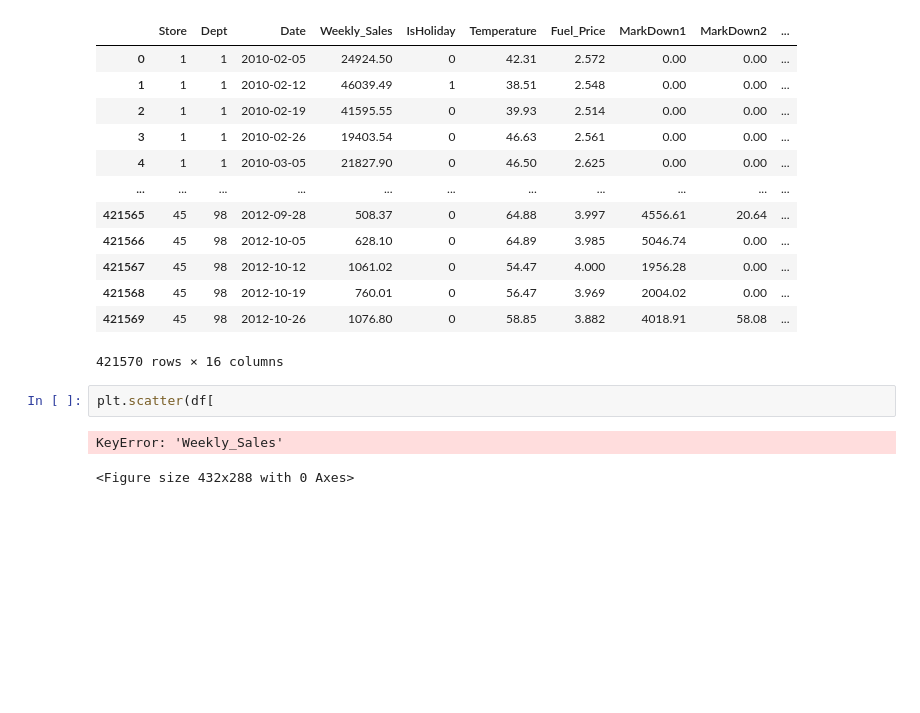
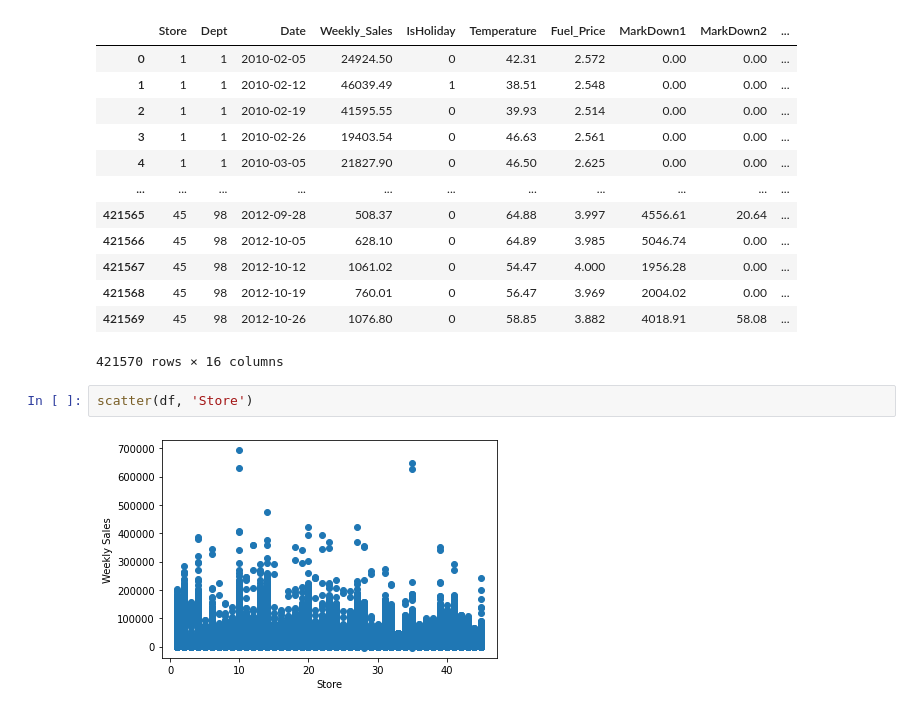
Before and after one commit to hayatu4islam/Prediction-of-Store-Sales, a Jupyter notebook: Sales_Forecast.ipynb, the cells around one changed output. Cells and saved outputs as stored; diff of their text form; blank space fills up the shorter version.

```diff
--- a/Sales_Forecast.ipynb
+++ b/Sales_Forecast.ipynb
@@ -127,7 +127,6 @@ df
 | 421569 | 45 | 98 | 2012-10-26 | 1076.80 | 0 | 58.85 | 3.882 | 4018.91 | 58.08 | ... |
 421570 rows × 16 columns
 # %%
-plt.scatter(df[
+scatter(df, 'Store')
 # %% [output]
-KeyError: 'Weekly_Sales'
-<Figure size 432x288 with 0 Axes>
+[figure, added]
```
